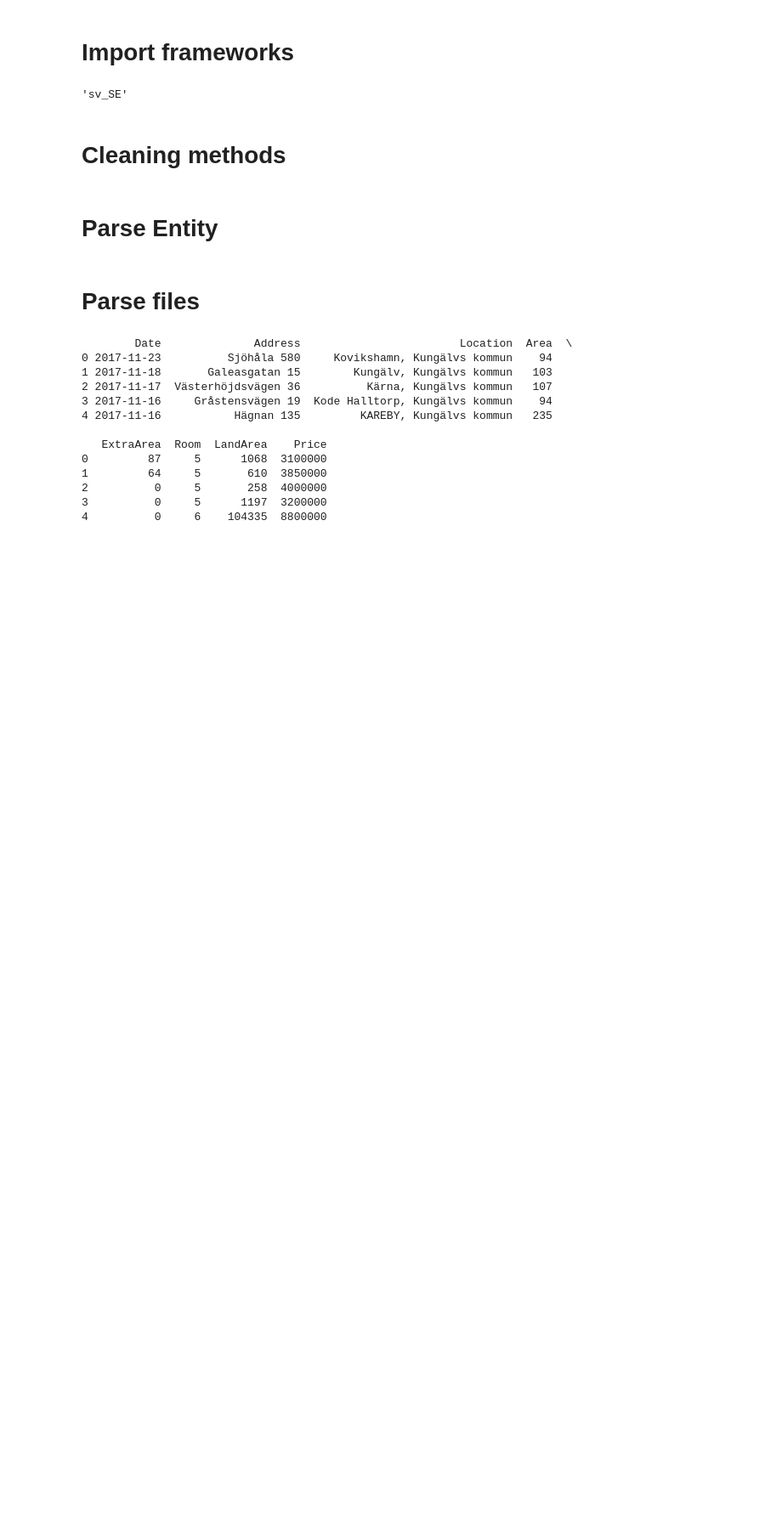
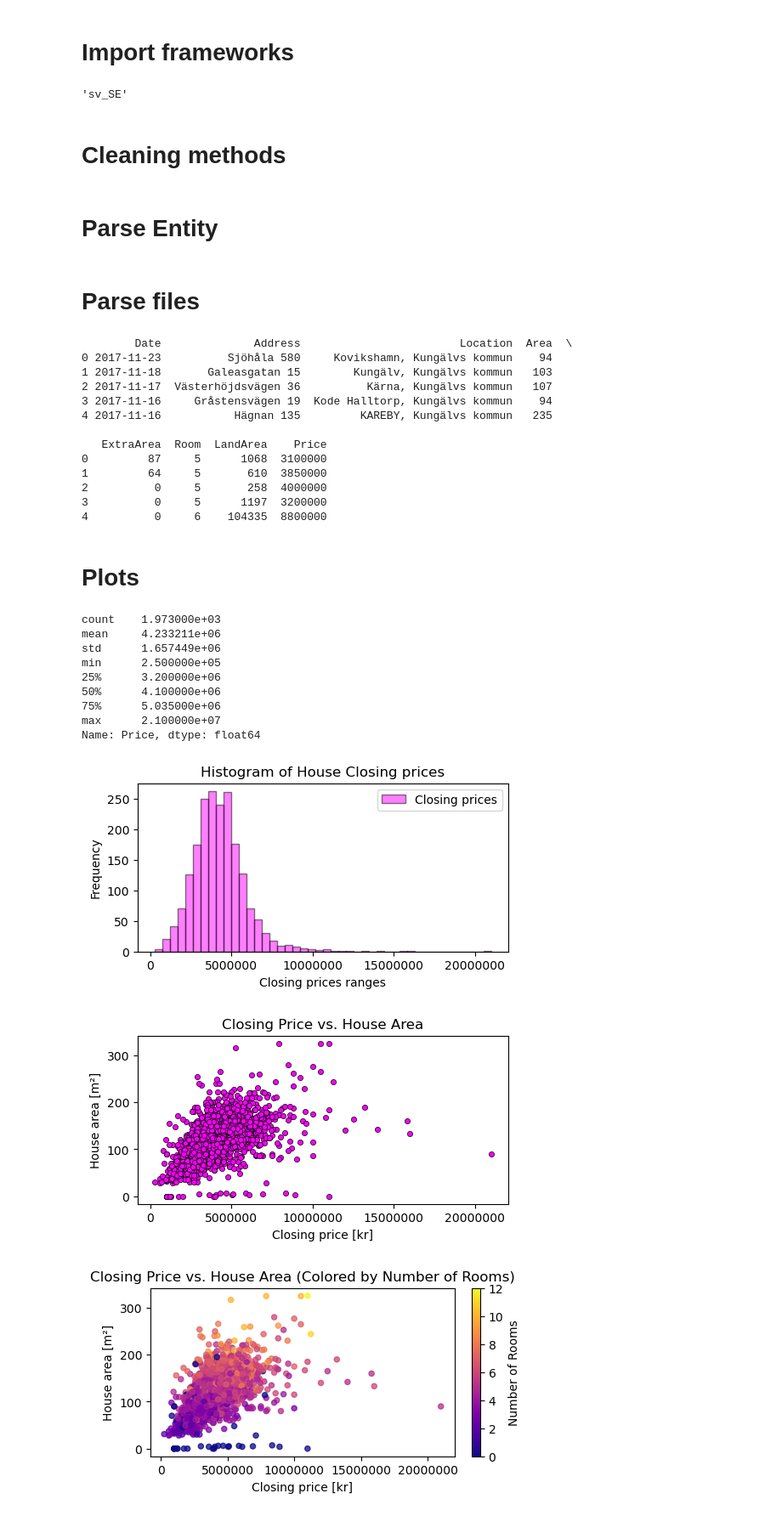
Before and after one commit to olabratt/DIT407, a Jupyter notebook: Assignment2/ola/assignment2.ipynb, the cells around one changed output. Shown at 85% size. Cells and saved outputs as stored; diff of their text form; code cells hidden in the pictures; blank space fills up the shorter version.

Commit message:
plots in assignment 2

```diff
--- a/Assignment2/ola/assignment2.ipynb
+++ b/Assignment2/ola/assignment2.ipynb
@@ -106,3 +107,53 @@ print(entities.head())
 4          0     6    104335  8800000
 # %%
 entities.to_csv('entities.csv', index=False, encoding='utf-8')
+# %% [markdown]
+<h1>Plots</h1>
+# %%
+entities = pd.read_csv('entities.csv')
+#print(entities.head())
+print(entities['Price'].describe())
+
+# Plot hisogram of closing prices
+num_bins = int(len(entities['Price']) ** 0.5)
+fig1, ax1 = pyplot.subplots(figsize=(5, 2.7), layout='constrained')
+ax1.hist(entities['Price'], bins=num_bins, color='magenta', edgecolor='black', linewidth=1, alpha=0.5, label='Closing prices')
+ax1.set_xlabel('Closing prices ranges')  # Add an x-label to the axes.
+ax1.set_ylabel('Frequency')  # Add a y-label to the axes.
+ax1.set_title("Histogram of House Closing prices")  # Add a title to the axes.
+ax1.legend(loc='upper right')
+ax1.ticklabel_format(useOffset=1, style='plain', axis='x')
+
+
+# Plot Closing Price vs. House Area
+fig2, ax2 = pyplot.subplots(figsize=(5, 2.7), layout='constrained')
+ax2.scatter(entities['Price'], entities['Area'], s=20, color='magenta', edgecolor='black', linewidth=0.5)
+ax2.set_xlabel('Closing price [kr]')  # Add an x-label to the axes.
+ax2.set_ylabel('House area [m²]')  # Add a y-label to the axes.
+ax2.set_title("Closing Price vs. House Area")  # Add a title to the axes.
+ax2.ticklabel_format(useOffset=1, style='plain', axis='x')
+
+
+# Plot Closing Price vs. House Area (Colored by Number of Rooms)
+fig3, ax3 = pyplot.subplots(figsize=(5, 2.7), layout='constrained')
+ax3.scatter(entities['Price'], entities['Area'],  c=entities['Room'], cmap='plasma', s=20, alpha=0.75)
+ax3.set_xlabel('Closing price [kr]')  # Add an x-label to the axes.
+ax3.set_ylabel('House area [m²]')  # Add a y-label to the axes.
+ax3.set_title("Closing Price vs. House Area (Colored by Number of Rooms)")  # Add a title to the axes.
+sm = pyplot.cm.ScalarMappable(cmap='plasma')
+sm.set_array(entities['Room'])
+fig3.colorbar(sm,  label='Number of Rooms', ax=pyplot.gca())
+ax3.ticklabel_format(useOffset=1, style='plain', axis='x')
+# %% [output]
+count    1.973000e+03
+mean     4.233211e+06
+std      1.657449e+06
+min      2.500000e+05
+25%      3.200000e+06
+50%      4.100000e+06
+75%      5.035000e+06
+max      2.100000e+07
+Name: Price, dtype: float64
+[figure, added]
+[figure, added]
+[figure, added]
```
Also changed, not shown: parts of 1 cell of this notebook.
